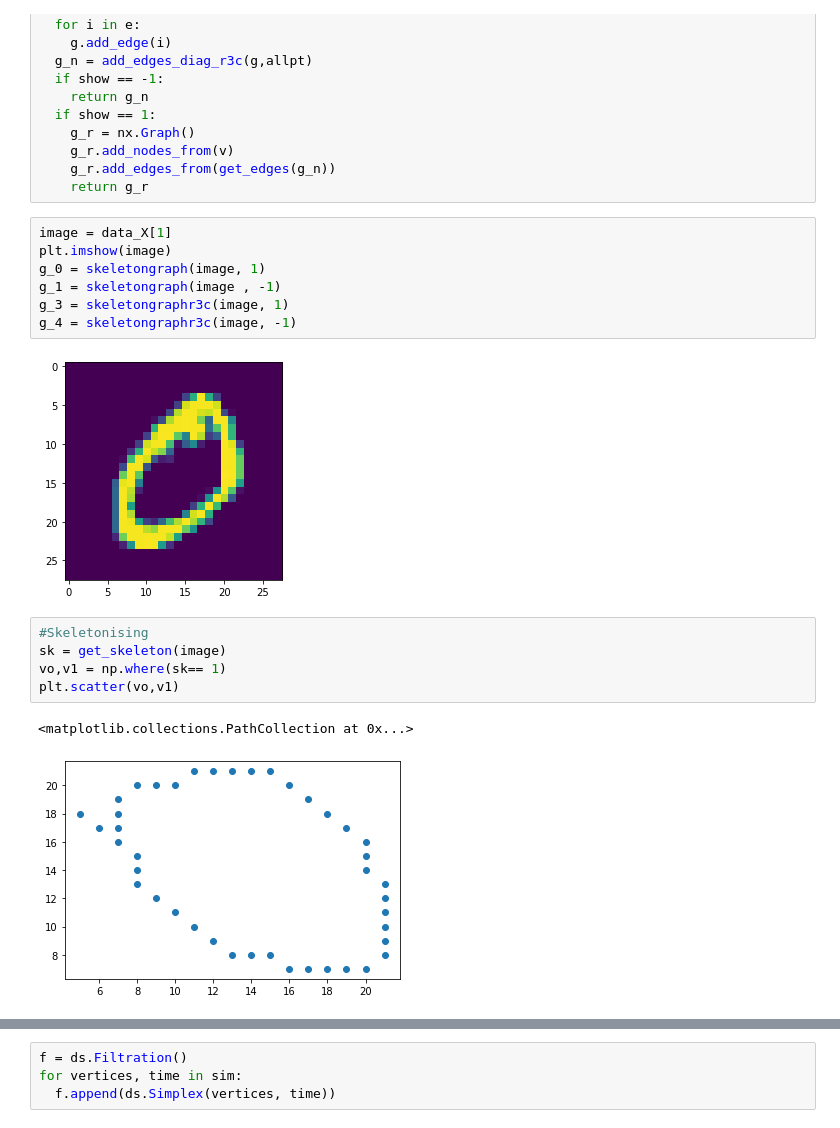
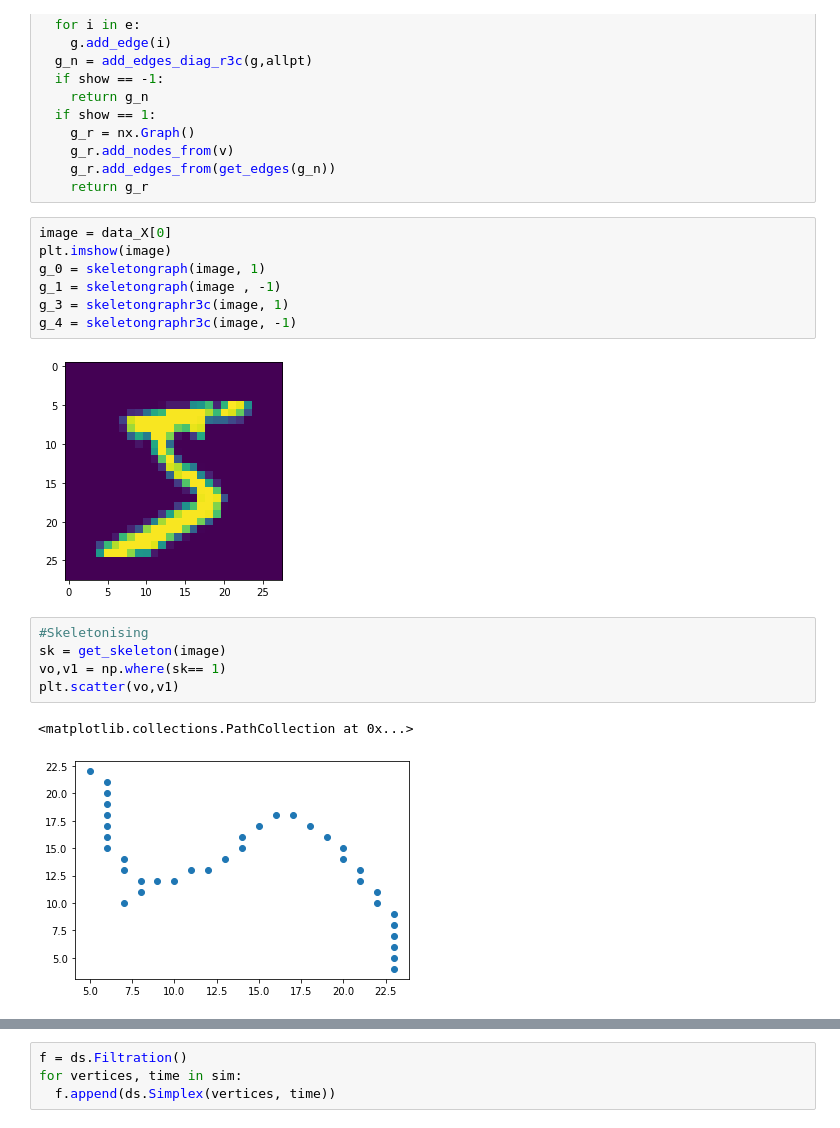
Before and after one commit to shambhavi-suri/MNIST_TDA, a Jupyter notebook: Topological Pipeline/Simplex_Stream_BFS.ipynb, the cells around one changed output, grey strips where cells are left out. Drawn from its saved outputs; the diff is of its cells as text.

```diff
--- a/Topological Pipeline/Simplex_Stream_BFS.ipynb
+++ b/Topological Pipeline/Simplex_Stream_BFS.ipynb
@@ -315,14 +285,14 @@ def skeletongraphr3c(image, show = -1):
     g_r.add_edges_from(get_edges(g_n))
     return g_r
 # %%
-image = data_X[1]
+image = data_X[0]
 plt.imshow(image)
 g_0 = skeletongraph(image, 1)
 g_1 = skeletongraph(image , -1)
 g_3 = skeletongraphr3c(image, 1)
 g_4 = skeletongraphr3c(image, -1)
 # %% [output]
-[figure, old version]
+[figure, new version]
 # %%
 #Skeletonising
 sk = get_skeleton(image)
@@ -330,7 +300,7 @@ vo,v1 = np.where(sk== 1)
 plt.scatter(vo,v1)
 # %% [output]
 <matplotlib.collections.PathCollection at 0x...>
-[figure, old version]
+[figure, new version]
 # %%
 #Shows graph with labelling of vertices
 nx.draw_kamada_kawai(g_0, with_labels=True)
```
Also changed, not shown: parts of 37 cells of this notebook, 1 other file.
